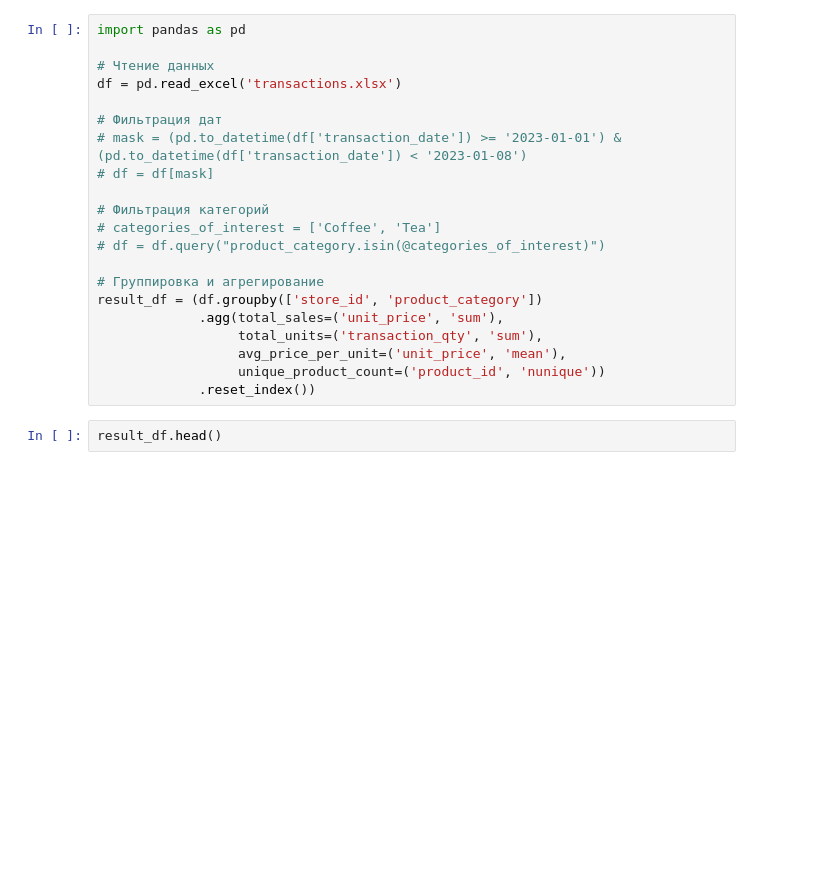
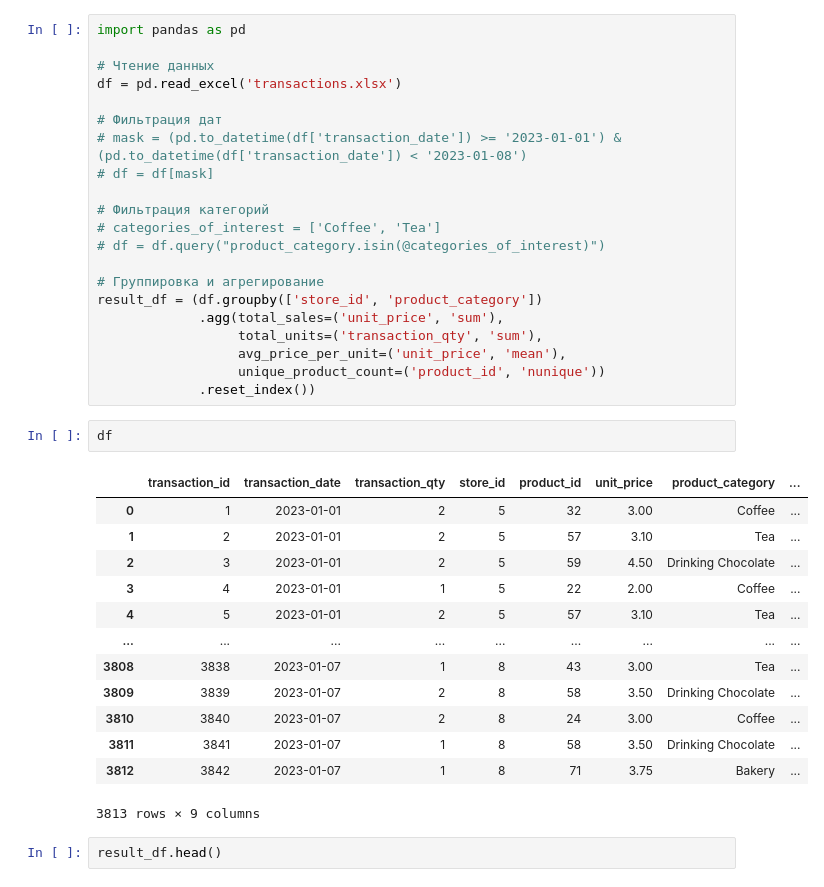
Before and after one commit to kiseleq/giga_autogen, a Jupyter notebook: tmp.ipynb, the cells around one changed output. Saved outputs shown, nothing was run; the diff lists cells and outputs as text; blank space fills up the shorter version.

```diff
--- a/tmp.ipynb
+++ b/tmp.ipynb
@@ -257,6 +396,22 @@ result_df = (df.groupby(['store_id', 'product_category'])
                   avg_price_per_unit=('unit_price', 'mean'),
                   unique_product_count=('product_id', 'nunique'))
              .reset_index())
+# %%
+df
+# %% [output]
+|  | transaction_id | transaction_date | transaction_qty | store_id | product_id | unit_price | product_category | ... |
+| 0 | 1 | 2023-01-01 | 2 | 5 | 32 | 3.00 | Coffee | ... |
+| 1 | 2 | 2023-01-01 | 2 | 5 | 57 | 3.10 | Tea | ... |
+| 2 | 3 | 2023-01-01 | 2 | 5 | 59 | 4.50 | Drinking Chocolate | ... |
+| 3 | 4 | 2023-01-01 | 1 | 5 | 22 | 2.00 | Coffee | ... |
+| 4 | 5 | 2023-01-01 | 2 | 5 | 57 | 3.10 | Tea | ... |
+| ... | ... | ... | ... | ... | ... | ... | ... | ... |
+| 3808 | 3838 | 2023-01-07 | 1 | 8 | 43 | 3.00 | Tea | ... |
+| 3809 | 3839 | 2023-01-07 | 2 | 8 | 58 | 3.50 | Drinking Chocolate | ... |
+| 3810 | 3840 | 2023-01-07 | 2 | 8 | 24 | 3.00 | Coffee | ... |
+| 3811 | 3841 | 2023-01-07 | 1 | 8 | 58 | 3.50 | Drinking Chocolate | ... |
+| 3812 | 3842 | 2023-01-07 | 1 | 8 | 71 | 3.75 | Bakery | ... |
+3813 rows × 9 columns
 # %%
 result_df.head()
 # %% [output]
```
Also changed, not shown: parts of 12 cells of this notebook, 2 other files.
